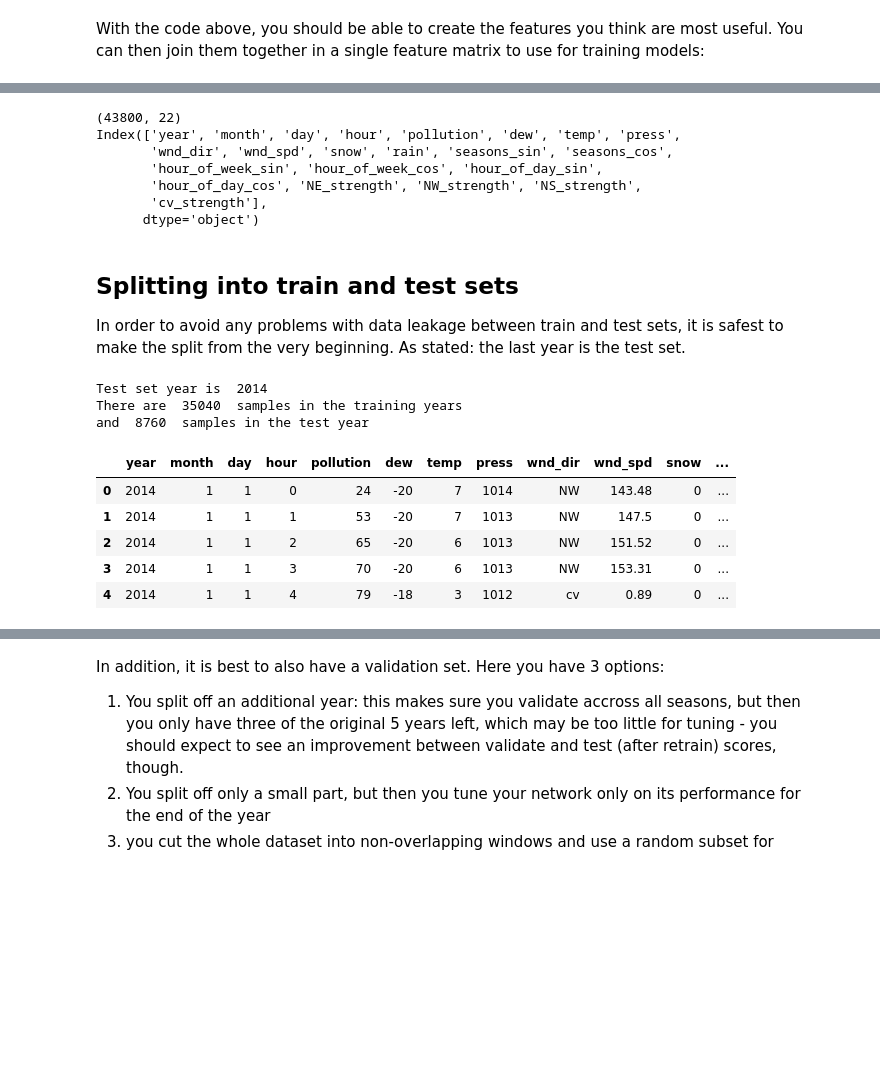
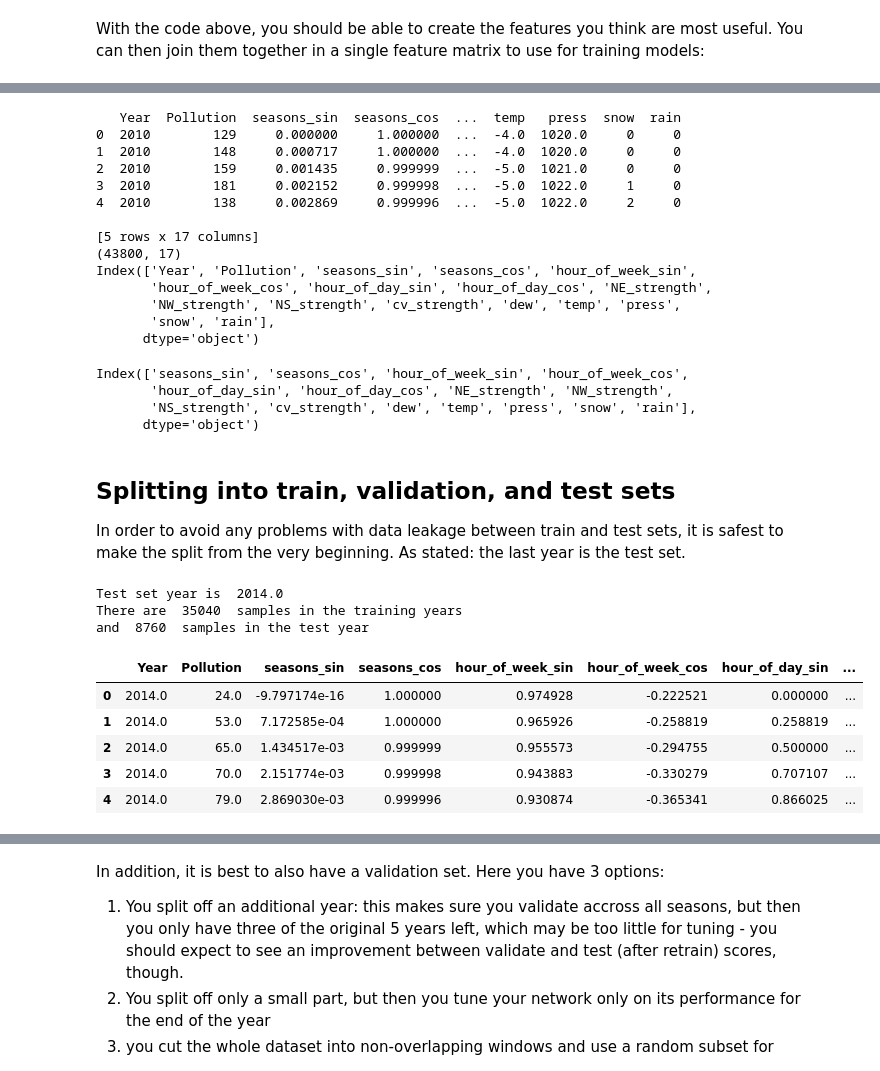
Before and after one commit to gartangh/Deep-Learning-Labs, a Jupyter notebook: Lab 4/Third_graded_assignment_data_preprocessing.ipynb, the cells around one changed output, grey strips where cells are left out. Cells and saved outputs as stored; diff of their text form; code cells hidden in the pictures; blank space fills up the shorter version.

Commit message:
worked on validation split and feature normalization

```diff
--- a/Lab 4/Third_graded_assignment_data_preprocessing.ipynb
+++ b/Lab 4/Third_graded_assignment_data_preprocessing.ipynb
@@ -546,7 +558,7 @@ dataset.to_csv(path_or_buf=NEWDATAFILE)
 
 #check
 check = read_csv(NEWDATAFILE, header=0, index_col=0)
-check.head() # should be exactly the same as dataset.head() above
+print(check.head()) # should be exactly the same as dataset.head() above
 
 newvalues=check.values
 
@@ -555,48 +567,62 @@ print(newvalues.shape)
 labels = check.columns
 print(labels)
 # %% [output]
-(43800, 22)
-Index(['year', 'month', 'day', 'hour', 'pollution', 'dew', 'temp', 'press',
-       'wnd_dir', 'wnd_spd', 'snow', 'rain', 'seasons_sin', 'seasons_cos',
-       'hour_of_week_sin', 'hour_of_week_cos', 'hour_of_day_sin',
-       'hour_of_day_cos', 'NE_strength', 'NW_strength', 'NS_strength',
-       'cv_strength'],
+   Year  Pollution  seasons_sin  seasons_cos  ...  temp   press  snow  rain
+0  2010        129     0.000000     1.000000  ...  -4.0  1020.0     0     0
+1  2010        148     0.000717     1.000000  ...  -4.0  1020.0     0     0
+2  2010        159     0.001435     0.999999  ...  -5.0  1021.0     0     0
+3  2010        181     0.002152     0.999998  ...  -5.0  1022.0     1     0
+4  2010        138     0.002869     0.999996  ...  -5.0  1022.0     2     0
+
+[5 rows x 17 columns]
+(43800, 17)
+Index(['Year', 'Pollution', 'seasons_sin', 'seasons_cos', 'hour_of_week_sin',
+       'hour_of_week_cos', 'hour_of_day_sin', 'hour_of_day_cos', 'NE_strength',
+       'NW_strength', 'NS_strength', 'cv_strength', 'dew', 'temp', 'press',
+       'snow', 'rain'],
       dtype='object')
+# %%
+labels[np.arange(2,17,1)]
+# %% [output]
+Index(['seasons_sin', 'seasons_cos', 'hour_of_week_sin', 'hour_of_week_cos',
+       'hour_of_day_sin', 'hour_of_day_cos', 'NE_strength', 'NW_strength',
+       'NS_strength', 'cv_strength', 'dew', 'temp', 'press', 'snow', 'rain'],
+      dtype='object')
 # %% [markdown]
-## Splitting into train and test sets
+## Splitting into train, validation, and test sets
 
 In order to avoid any problems with data leakage between train and test sets, it is safest to make the split from the very beginning. As stated: the last year is the test set.
 # %%
 # The last year is meant for testing, the year of the data is in the first column
 testyear = max(newvalues[:,0])
 print("Test set year is ", testyear)
 
 # Find indices of all rows in test year
 teststart = np.min(np.where(newvalues[:,0]==testyear)[0])
 num_train_samples=teststart
 num_test_samples=newvalues.shape[0]-teststart
 
 print("There are ",num_train_samples," samples in the training years")
 print("and ",num_test_samples," samples in the test year")
 
 # extract train and test data
-train_data = pd.DataFrame(data=newvalues[:teststart,:],columns=labels)
-TRAINDATAFILE = DATAPATH+'preprocessed_train_data.csv'
-train_data.to_csv(path_or_buf=TRAINDATAFILE)
+train_data_all = pd.DataFrame(data=newvalues[:teststart,:],columns=labels)
+TRAINDATAALLFILE = DATAPATH+'preprocessed_train_data_all.csv'
+train_data_all.to_csv(path_or_buf=TRAINDATAALLFILE)
 
 test_data = pd.DataFrame(data=newvalues[teststart:,:],columns=labels)
 TESTDATAFILE = DATAPATH+'preprocessed_test_data.csv'
 test_data.to_csv(path_or_buf=TESTDATAFILE)
 
-#check
+# check
 test_data.head()
 # %% [output]
-Test set year is  2014
+Test set year is  2014.0
 There are  35040  samples in the training years
 and  8760  samples in the test year
-|  | year | month | day | hour | pollution | dew | temp | press | wnd_dir | wnd_spd | snow | ... |
-| 0 | 2014 | 1 | 1 | 0 | 24 | -20 | 7 | 1014 | NW | 143.48 | 0 | ... |
-| 1 | 2014 | 1 | 1 | 1 | 53 | -20 | 7 | 1013 | NW | 147.5 | 0 | ... |
-| 2 | 2014 | 1 | 1 | 2 | 65 | -20 | 6 | 1013 | NW | 151.52 | 0 | ... |
-| 3 | 2014 | 1 | 1 | 3 | 70 | -20 | 6 | 1013 | NW | 153.31 | 0 | ... |
-| 4 | 2014 | 1 | 1 | 4 | 79 | -18 | 3 | 1012 | cv | 0.89 | 0 | ... |
+|  | Year | Pollution | seasons_sin | seasons_cos | hour_of_week_sin | hour_of_week_cos | hour_of_day_sin | ... |
+| 0 | 2014.0 | 24.0 | -9.797174e-16 | 1.000000 | 0.974928 | -0.222521 | 0.000000 | ... |
+| 1 | 2014.0 | 53.0 | 7.172585e-04 | 1.000000 | 0.965926 | -0.258819 | 0.258819 | ... |
+| 2 | 2014.0 | 65.0 | 1.434517e-03 | 0.999999 | 0.955573 | -0.294755 | 0.500000 | ... |
+| 3 | 2014.0 | 70.0 | 2.151774e-03 | 0.999998 | 0.943883 | -0.330279 | 0.707107 | ... |
+| 4 | 2014.0 | 79.0 | 2.869030e-03 | 0.999996 | 0.930874 | -0.365341 | 0.866025 | ... |
```
Also changed, not shown: parts of 3 cells of this notebook, 2 other files.
